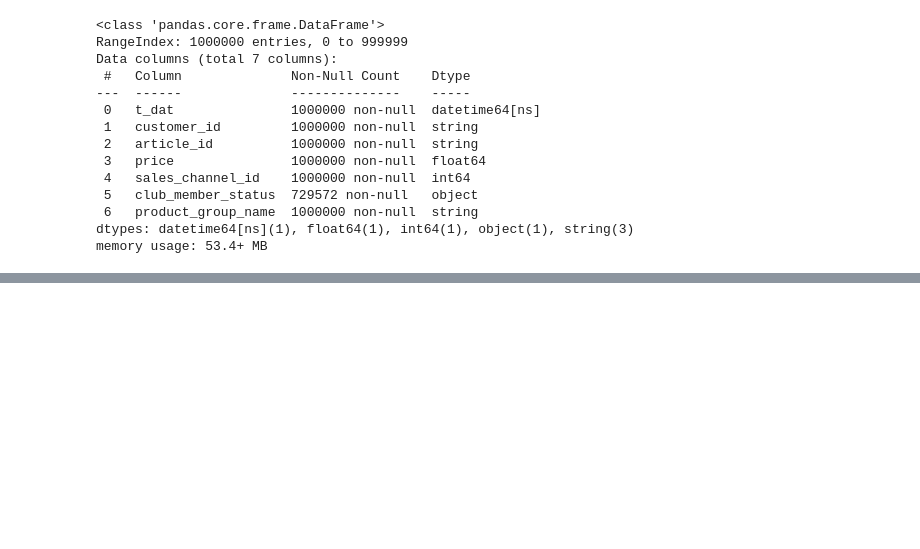
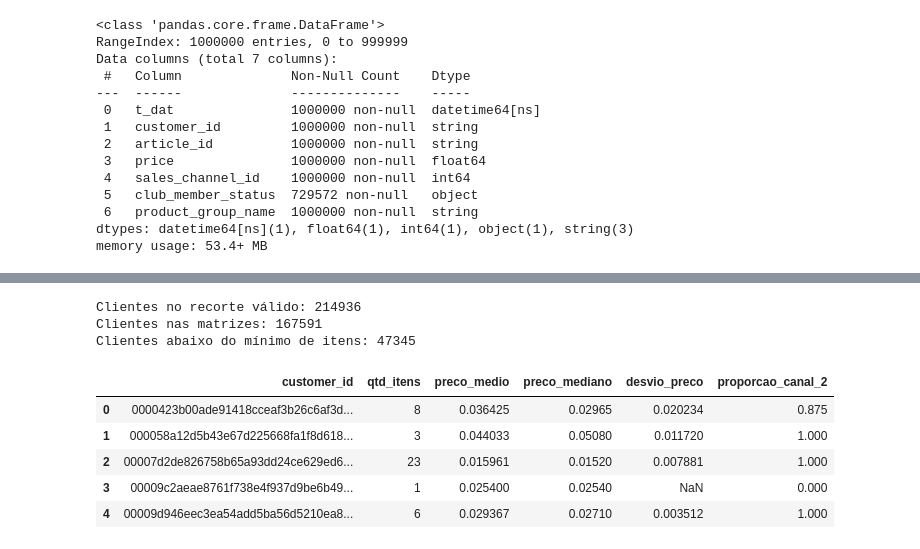
Before and after one commit to IgorSantFerreira/hm-fashion-recommender, a Jupyter notebook: etapa1.ipynb, the cells around one changed output, grey strips where cells are left out. Drawn from its saved outputs; the diff is of its cells as text; code cells hidden in the pictures; blank space fills up the shorter version.

```diff
--- a/etapa1.ipynb
+++ b/etapa1.ipynb
@@ -210,0 +248,20 @@ fig.show()
+# %%
+df_cadastro = pd.read_csv(
+    PASTA_DADOS / 'customers.csv',
+    usecols=['customer_id', 'club_member_status'],
+    dtype={'customer_id': 'string'}
+)
+
+df_exploracao = df_main.drop(columns=['club_member_status']).merge(
+      df_cadastro
+    , on='customer_id'
+    , how='left'
+    , validate='many_to_one'
+    , indicator='cadastro'
+)
+
+print('Linhas antes e depois:',                 len(df_main), len(df_exploracao))
+print('Status ausentes no df_main:',            df_main['club_member_status'].isna().sum())
+print('Status ausentes após reler o cadastro:', df_exploracao['club_member_status'].isna().sum())
+print('Linhas sem cliente no cadastro:',        df_exploracao['cadastro'].eq('left_only').sum())
+print('Linhas sem grupo de produto:',           df_exploracao['product_group_name'].isna().sum())
@@ -210,0 +346,27 @@ fig.show()
+# %%
+perfil_clientes = df_analise.groupby('customer_id').agg(
+      qtd_itens=('price', 'size')
+    , preco_medio=('price', 'mean')
+    , preco_mediano=('price', 'median')
+    , desvio_preco=('price', 'std')
+    , proporcao_canal_2=('canal_2', 'mean')
+).reset_index()
+
+MIN_ITENS = 2
+perfil_correlacao = perfil_clientes.loc[perfil_clientes['qtd_itens'] >= MIN_ITENS].copy()
+
+print('Clientes no recorte válido:', len(perfil_clientes))
+print('Clientes nas matrizes:', len(perfil_correlacao))
+print('Clientes abaixo do mínimo de itens:', len(perfil_clientes) - len(perfil_correlacao))
+
+display(perfil_clientes.head())
+# %% [output]
+Clientes no recorte válido: 214936
+Clientes nas matrizes: 167591
+Clientes abaixo do mínimo de itens: 47345
+|  | customer_id | qtd_itens | preco_medio | preco_mediano | desvio_preco | proporcao_canal_2 |
+| 0 | 0000423b00ade91418cceaf3b26c6af3d... | 8 | 0.036425 | 0.02965 | 0.020234 | 0.875 |
+| 1 | 000058a12d5b43e67d225668fa1f8d618... | 3 | 0.044033 | 0.05080 | 0.011720 | 1.000 |
+| 2 | 00007d2de826758b65a93dd24ce629ed6... | 23 | 0.015961 | 0.01520 | 0.007881 | 1.000 |
+| 3 | 00009c2aeae8761f738e4f937d9be6b49... | 1 | 0.025400 | 0.02540 | NaN | 0.000 |
+| 4 | 00009d946eec3ea54add5ba56d5210ea8... | 6 | 0.029367 | 0.02710 | 0.003512 | 1.000 |
```
Also changed, not shown: parts of 15 cells of this notebook.
